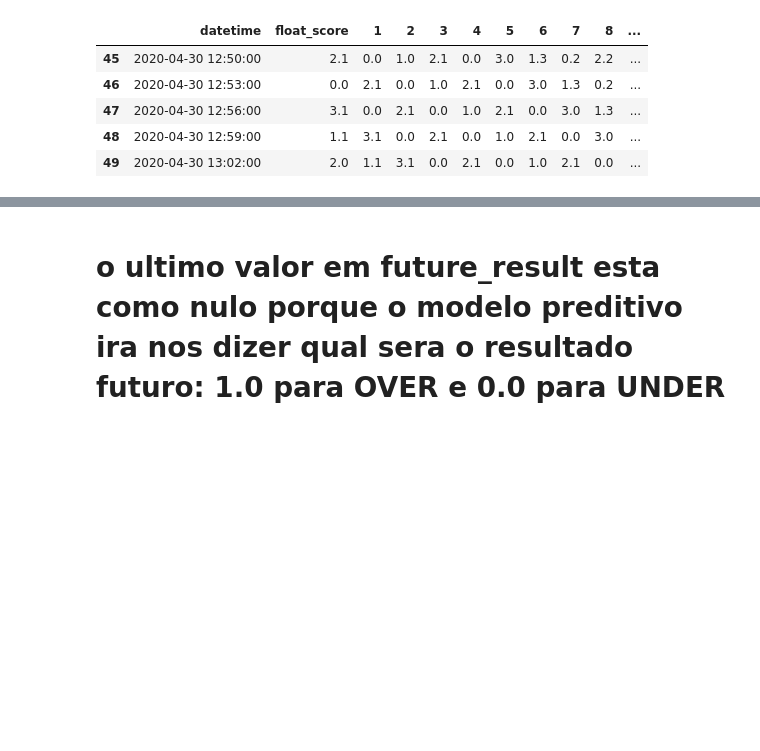
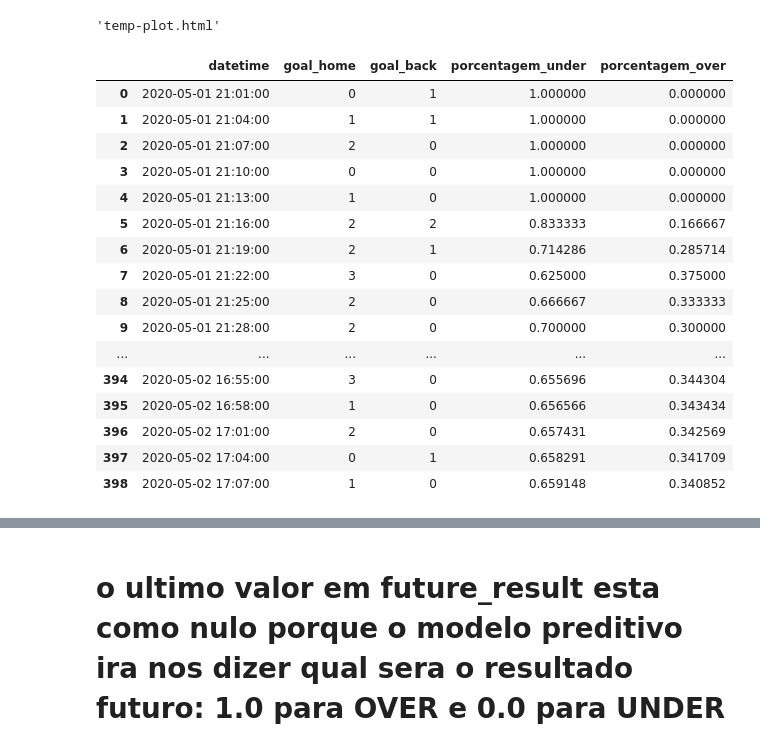
Before and after one commit to nomadbitcoin/ten_minutes_prediction, a Jupyter notebook: futebol_virtual/neural_network.ipynb, the cells around one changed output, grey strips where cells are left out. Saved outputs shown, nothing was run; the diff lists cells and outputs as text; code cells hidden in the pictures; blank space fills up the shorter version.

```diff
--- a/futebol_virtual/neural_network.ipynb
+++ b/futebol_virtual/neural_network.ipynb
@@ -194,0 +339,17 @@ data = getGames('futebol_clubes', datetime.today().strftime('%Y-%m-%d'), games_n
+# %%
+for row, content in data.T.iteritems():
+    numbers = content['score'].split(' - ')
+    soma = int(numbers[0]) + int(numbers[1])
+
+    try:
+        if int(content['previsao']) == soma:
+            data.loc[row, 'acertou'] = True
+        else:
+            data.loc[row, 'acertou'] = False
+
+        if soma <= 2 and int(content['previsao']) <= 2:
+            data.loc[row, 'previu over_under'] = True
+        else:
+            data.loc[row, 'previu over_under'] = False
+    except ValueError:
+        pass
@@ -195,2 +414,4 @@ data = getGames('futebol_clubes', datetime.today().strftime('%Y-%m-%d'), games_n
+# %%
+data = getGames('futebol_mundial', '2020-05-02', games_now=True)
 # %%
 data = cleanDatetime(data)
@@ -197 +420,6 @@ data = cleanDatetime(data)
+# %%
+data = todos_hoje_mundial.append(data)
+data.reset_index(drop=True, inplace=True)
+data = cleanDatetime(data)
+data.drop_duplicates(inplace=True)
 # %%
@@ -199,9 +444,0 @@ data = pipeline(data)
-# %%
-data.tail()
-# %% [output]
-|  | datetime | float_score | 1 | 2 | 3 | 4 | 5 | 6 | 7 | 8 | ... |
-| 45 | 2020-04-30 12:50:00 | 2.1 | 0.0 | 1.0 | 2.1 | 0.0 | 3.0 | 1.3 | 0.2 | 2.2 | ... |
-| 46 | 2020-04-30 12:53:00 | 0.0 | 2.1 | 0.0 | 1.0 | 2.1 | 0.0 | 3.0 | 1.3 | 0.2 | ... |
-| 47 | 2020-04-30 12:56:00 | 3.1 | 0.0 | 2.1 | 0.0 | 1.0 | 2.1 | 0.0 | 3.0 | 1.3 | ... |
-| 48 | 2020-04-30 12:59:00 | 1.1 | 3.1 | 0.0 | 2.1 | 0.0 | 1.0 | 2.1 | 0.0 | 3.0 | ... |
-| 49 | 2020-04-30 13:02:00 | 2.0 | 1.1 | 3.1 | 0.0 | 2.1 | 0.0 | 1.0 | 2.1 | 0.0 | ... |
@@ -207,0 +525,35 @@ data.tail()
+# %%
+data_mundial = getGamesMundial()
+
+unders_por_dia_mundial = data_mundial['porcentagem_under']
+porcentagem_over_mundial = data_mundial.loc[50:, 'porcentagem_over']
+
+over_mundial = [go.Scatter(x=data_mundial['datetime'], y=porcentagem_over_mundial.values)]
+
+configuracoes_layout_mundial =  go.Layout(title='Flutuacao da Porcentagem de Jogos Over MUNDIAL', yaxis={'title':'Porcentagem'}, xaxis={'title': 'Periodo'})
+
+figura_mundial = go.Figure(data=over_mundial, layout=configuracoes_layout_mundial)
+
+py.plot(figura_mundial)
+# %% [output]
+'temp-plot.html'
+# %%
+data_mundial
+# %% [output]
+|  | datetime | goal_home | goal_back | porcentagem_under | porcentagem_over |
+| 0 | 2020-05-01 21:01:00 | 0 | 1 | 1.000000 | 0.000000 |
+| 1 | 2020-05-01 21:04:00 | 1 | 1 | 1.000000 | 0.000000 |
+| 2 | 2020-05-01 21:07:00 | 2 | 0 | 1.000000 | 0.000000 |
+| 3 | 2020-05-01 21:10:00 | 0 | 0 | 1.000000 | 0.000000 |
+| 4 | 2020-05-01 21:13:00 | 1 | 0 | 1.000000 | 0.000000 |
+| 5 | 2020-05-01 21:16:00 | 2 | 2 | 0.833333 | 0.166667 |
+| 6 | 2020-05-01 21:19:00 | 2 | 1 | 0.714286 | 0.285714 |
+| 7 | 2020-05-01 21:22:00 | 3 | 0 | 0.625000 | 0.375000 |
+| 8 | 2020-05-01 21:25:00 | 2 | 0 | 0.666667 | 0.333333 |
+| 9 | 2020-05-01 21:28:00 | 2 | 0 | 0.700000 | 0.300000 |
+| ... | ... | ... | ... | ... | ... |
+| 394 | 2020-05-02 16:55:00 | 3 | 0 | 0.655696 | 0.344304 |
+| 395 | 2020-05-02 16:58:00 | 1 | 0 | 0.656566 | 0.343434 |
+| 396 | 2020-05-02 17:01:00 | 2 | 0 | 0.657431 | 0.342569 |
+| 397 | 2020-05-02 17:04:00 | 0 | 1 | 0.658291 | 0.341709 |
+| 398 | 2020-05-02 17:07:00 | 1 | 0 | 0.659148 | 0.340852 |
```
Also changed, not shown: parts of 41 cells of this notebook, 3 other files.
